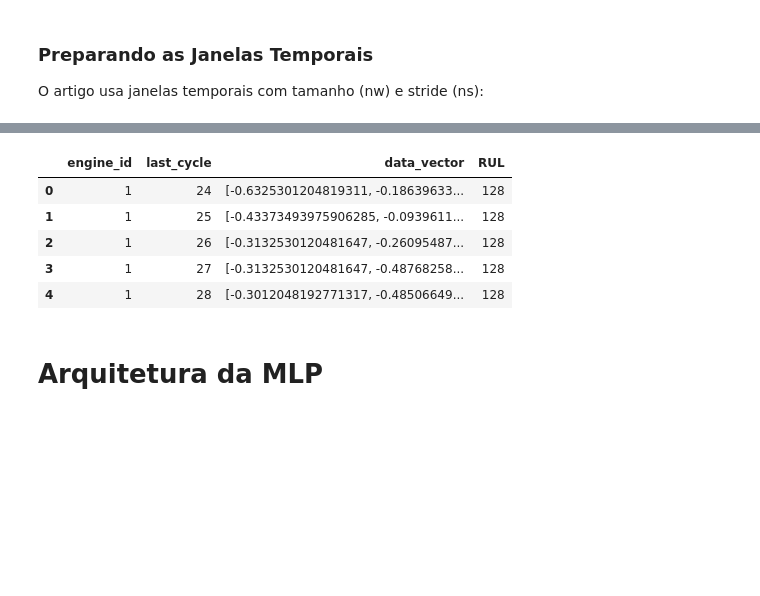
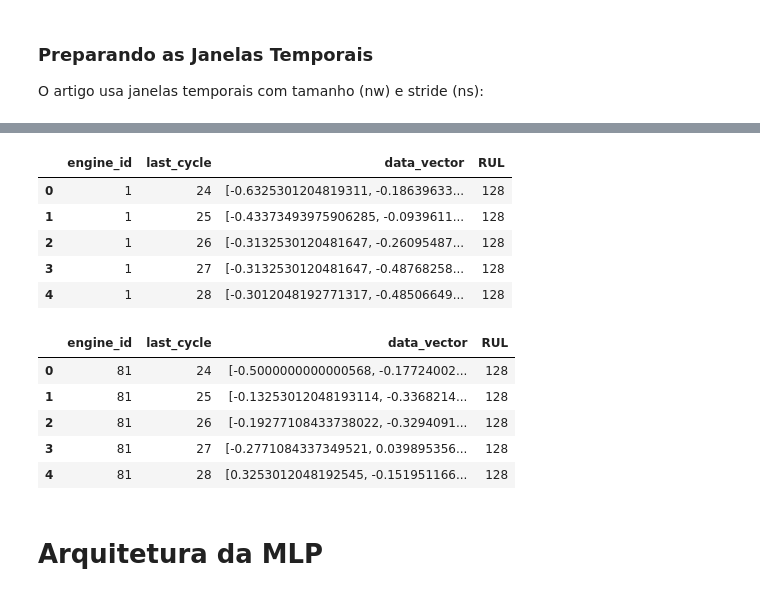
Before and after one commit to daviseemann/turbofan-rul-prediction-cmapss, a Jupyter notebook: notebooks/MLP-2.ipynb, the cells around one changed output, grey strips where cells are left out. Saved outputs shown, nothing was run; the diff lists cells and outputs as text; code cells hidden in the pictures; blank space fills up the shorter version.

```diff
--- a/notebooks/MLP-2.ipynb
+++ b/notebooks/MLP-2.ipynb
@@ -88,7 +88,7 @@ selected_sensors = [
 features_to_keep = ["engine_id", "cycle"] + selected_sensors
 
 # Filtrando os dataframes
-df_train = df_train[features_to_keep]
+df_train_raw = df_train_raw[features_to_keep]
 df_test = df_test[features_to_keep]
 # %% [markdown]
 ### Normalização dos Dados
@@ -110,4 +110,4 @@ def min_max_normalize(train_df, test_df, features):
 
 # Normalizando os dados
 features_to_normalize = selected_sensors
-df_train, df_test, scaler = min_max_normalize(df_train, df_test, features_to_normalize)
+df_train_raw, df_test, scaler = min_max_normalize(df_train_raw, df_test, features_to_normalize)
@@ -163,0 +177,10 @@ O artigo usa janelas temporais com tamanho (nw) e stride (ns):
+# %%
+from sklearn.model_selection import train_test_split
+
+unique_engines = np.unique(df_train_raw['engine_id'])
+train_engines, val_engines = train_test_split(unique_engines, test_size=0.2, shuffle=False)
+
+df_train = df_train_raw[df_train_raw['engine_id'].isin(train_engines)]
+df_val = df_train_raw[df_train_raw['engine_id'].isin(val_engines)]
+display(train_engines, df_train.shape)
+display(val_engines, df_val.shape)
@@ -190,33 +223,48 @@ def create_time_windows(df, window_size, window_stride, sensor_cols):
     flattened_sequences = np.array(sequences).reshape((n_samples, n_timesteps * n_features))
 
     df_windows = pd.DataFrame({
         'engine_id': engine_ids,
         'last_cycle': last_cycles,
         'data_vector': list(flattened_sequences),
         'RUL': labels
     })
 
     return df_windows
 
 # Parâmetros do artigo para FD001: nw=24, ns=1
 window_size = 24
 window_stride = 1
 
 # Criando as sequências de treino
 sensor_cols = selected_sensors
 df_train_windows = create_time_windows(df_train, window_size, window_stride, sensor_cols)
 
+# Criando as sequências de validação
+df_val_windows = create_time_windows(df_val, window_size, window_stride, sensor_cols)
+
 # Separando X_train e y_train
 X_train = np.array(list(df_train_windows['data_vector']))
 y_train = df_train_windows['RUL'].values
 display(df_train_windows.head())
+
+# Separando X_val e y_val
+X_val = np.array(list(df_val_windows['data_vector']))
+y_val = df_val_windows['RUL'].values
+val_data= (X_val, y_val)
+display(df_val_windows.head())
 # %% [output]
 |  | engine_id | last_cycle | data_vector | RUL |
 | 0 | 1 | 24 | [-0.6325301204819311, -0.18639633... | 128 |
 | 1 | 1 | 25 | [-0.43373493975906285, -0.0939611... | 128 |
 | 2 | 1 | 26 | [-0.3132530120481647, -0.26095487... | 128 |
 | 3 | 1 | 27 | [-0.3132530120481647, -0.48768258... | 128 |
 | 4 | 1 | 28 | [-0.3012048192771317, -0.48506649... | 128 |
+|  | engine_id | last_cycle | data_vector | RUL |
+| 0 | 81 | 24 | [-0.5000000000000568, -0.17724002... | 128 |
+| 1 | 81 | 25 | [-0.13253012048193114, -0.3368214... | 128 |
+| 2 | 81 | 26 | [-0.19277108433738022, -0.3294091... | 128 |
+| 3 | 81 | 27 | [-0.2771084337349521, 0.039895356... | 128 |
+| 4 | 81 | 28 | [0.3253012048192545, -0.151951166... | 128 |
 # %% [markdown]
 # Arquitetura da MLP
 # %%
```
Also changed, not shown: parts of 34 cells of this notebook.
